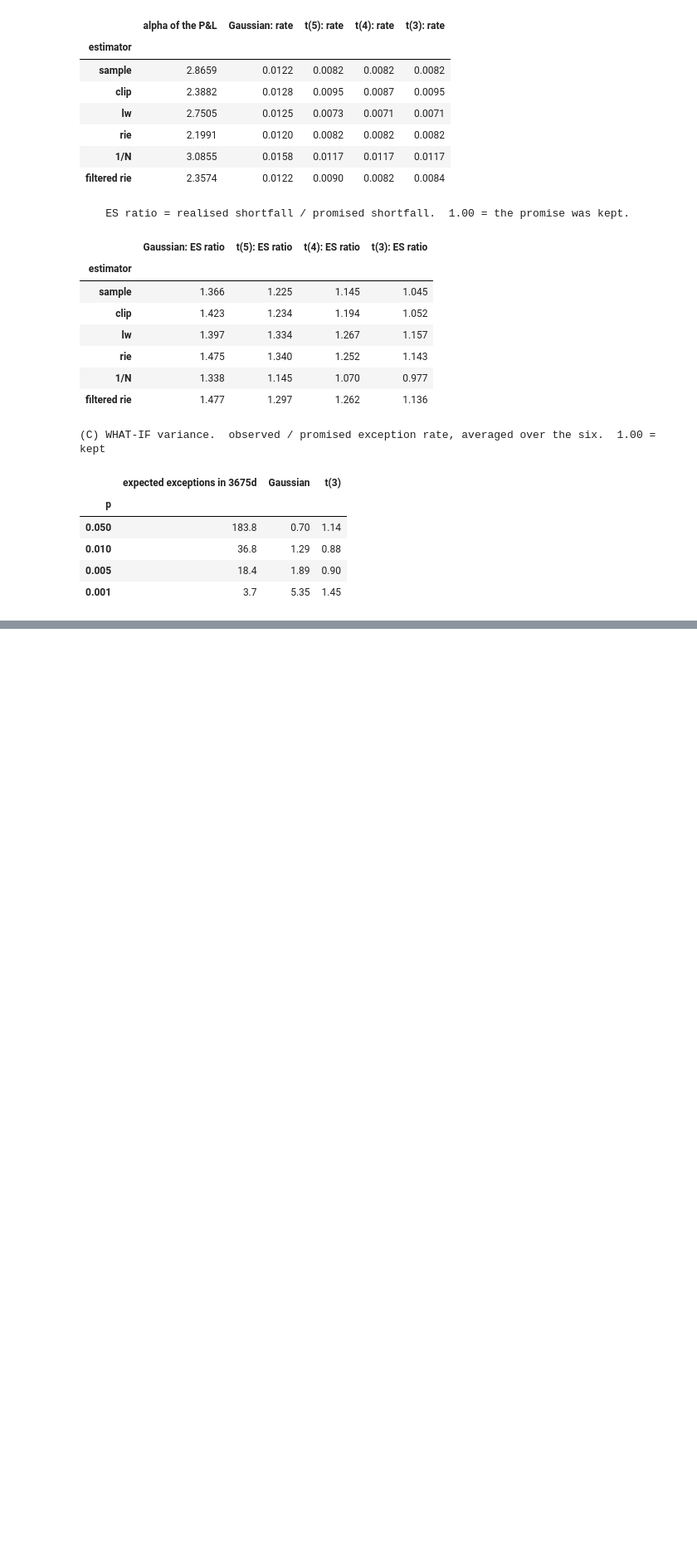
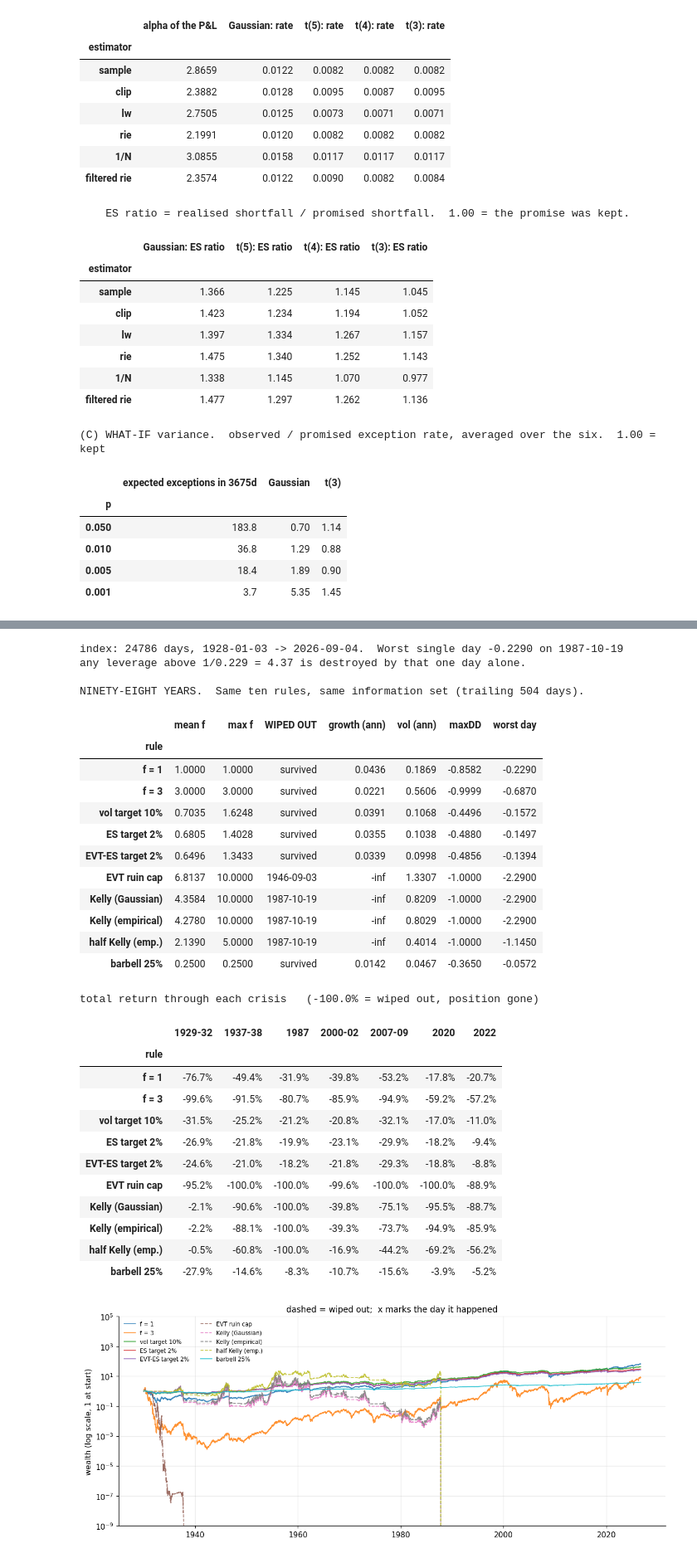
Before and after one commit to MarcoGaloppo/EVT-FatTails-PreAsymptotics, a Jupyter notebook: narrative_evt_market_data.ipynb, the cells around one changed output, grey strips where cells are left out. Shown at 83% size. Drawn from its saved outputs; the diff is of its cells as text; code cells hidden in the pictures; blank space fills up the shorter version.

```diff
--- a/narrative_evt_market_data.ipynb
+++ b/narrative_evt_market_data.ipynb
@@ -2042,0 +2349,76 @@ So,  **what did the backtest found?**
+# %%
+# ---- The same ten rules, on 98 years of the index.  Data: MKT from Part 0 (a LOSS
+#      series), so returns are r = -MKT.  This window contains 1929, 1937, 1987, 2000, 2008,
+#      2020 and 2022.
+r_ix = (-MKT).values
+dt_ix = MKT.index
+print("index: %d days, %s -> %s.  Worst single day %.4f on %s"
+      % (len(r_ix), dt_ix[0].date(), dt_ix[-1].date(), r_ix.min(), dt_ix[np.argmin(r_ix)].date()))
+print("any leverage above 1/%.3f = %.2f is destroyed by that one day alone.\n"
+      % (-r_ix.min(), 1 / -r_ix.min()))
+
+CRISES = {"1929-32": ("1929-09-01", "1932-07-31"), "1937-38": ("1937-03-01", "1938-04-30"),
+          "1987": ("1987-10-01", "1987-11-30"),    "2000-02": ("2000-03-01", "2002-10-31"),
+          "2007-09": ("2007-10-01", "2009-03-31"), "2020": ("2020-02-15", "2020-04-30"),
+          "2022": ("2022-01-01", "2022-10-31")}
+rows, crows, paths = [], [], {}
+for rl in RULES:
+    rr, ff, ix = apply_rule(r_ix, rl, dt_ix)
+    W, k = wealth_path(rr); paths[rl] = (ix, W, k)
+    rows.append({"rule": rl, "mean f": ff.mean(), "max f": ff.max(),
+                 "WIPED OUT": "survived" if k is None else str(ix[k].date()),
+                 "growth (ann)": growth_rate(rr) * 252 if k is None else -np.inf,
+                 "vol (ann)": rr.std() * np.sqrt(252),
+                 "maxDD": max_drawdown(np.maximum(W, 1e-12)), "worst day": rr.min()})
+    S = pd.Series(rr, index=ix); d = {"rule": rl}
+    for nm, (a, b) in CRISES.items():
+        w = S.loc[a:b].values
+        d[nm] = np.nan if not len(w) else (np.cumprod(1 + w)[-1] - 1 if (1 + w).min() > 0 else -1.0)
+    crows.append(d)
+
+display(pd.DataFrame(rows).set_index("rule").round(4))
+print("total return through each crisis   (-100.0% = wiped out, position gone)")
+display(pd.DataFrame(crows).set_index("rule")
+        .apply(lambda s: s.map(lambda v: "n/a" if pd.isna(v) else "%+.1f%%" % (100 * v))))
+
+fig, ax = plt.subplots(figsize=(11, 4.6))
+for rl in RULES:
+    ix, W, k = paths[rl]
+    ax.semilogy(ix, np.maximum(W, 1e-12), lw=1.1, alpha=.85,
+                ls="--" if k is not None else "-", label=rl)
+    if k is not None:
+        ax.plot(ix[k], 1e-12, "kx", ms=8)
+ax.set(ylabel="wealth (log scale, 1 at start)", ylim=(1e-9, 1e5),
+       title="dashed = wiped out;  x marks the day it happened")
+ax.legend(fontsize=7.5, ncol=2); plt.tight_layout(); plt.show()
+# %% [output]
+index: 24786 days, 1928-01-03 -> 2026-09-04.  Worst single day -0.2290 on 1987-10-19
+any leverage above 1/0.229 = 4.37 is destroyed by that one day alone.
+
+NINETY-EIGHT YEARS.  Same ten rules, same information set (trailing 504 days).
+|  | mean f | max f | WIPED OUT | growth (ann) | vol (ann) | maxDD | worst day |
+| rule |  |  |  |  |  |  |  |
+| f = 1 | 1.0000 | 1.0000 | survived | 0.0436 | 0.1869 | -0.8582 | -0.2290 |
+| f = 3 | 3.0000 | 3.0000 | survived | 0.0221 | 0.5606 | -0.9999 | -0.6870 |
+| vol target 10% | 0.7035 | 1.6248 | survived | 0.0391 | 0.1068 | -0.4496 | -0.1572 |
+| ES target 2% | 0.6805 | 1.4028 | survived | 0.0355 | 0.1038 | -0.4880 | -0.1497 |
+| EVT-ES target 2% | 0.6496 | 1.3433 | survived | 0.0339 | 0.0998 | -0.4856 | -0.1394 |
+| EVT ruin cap | 6.8137 | 10.0000 | 1946-09-03 | -inf | 1.3307 | -1.0000 | -2.2900 |
+| Kelly (Gaussian) | 4.3584 | 10.0000 | 1987-10-19 | -inf | 0.8209 | -1.0000 | -2.2900 |
+| Kelly (empirical) | 4.2780 | 10.0000 | 1987-10-19 | -inf | 0.8029 | -1.0000 | -2.2900 |
+| half Kelly (emp.) | 2.1390 | 5.0000 | 1987-10-19 | -inf | 0.4014 | -1.0000 | -1.1450 |
+| barbell 25% | 0.2500 | 0.2500 | survived | 0.0142 | 0.0467 | -0.3650 | -0.0572 |
+total return through each crisis   (-100.0% = wiped out, position gone)
+|  | 1929-32 | 1937-38 | 1987 | 2000-02 | 2007-09 | 2020 | 2022 |
+| rule |  |  |  |  |  |  |  |
+| f = 1 | -76.7% | -49.4% | -31.9% | -39.8% | -53.2% | -17.8% | -20.7% |
+| f = 3 | -99.6% | -91.5% | -80.7% | -85.9% | -94.9% | -59.2% | -57.2% |
+| vol target 10% | -31.5% | -25.2% | -21.2% | -20.8% | -32.1% | -17.0% | -11.0% |
+| ES target 2% | -26.9% | -21.8% | -19.9% | -23.1% | -29.9% | -18.2% | -9.4% |
+| EVT-ES target 2% | -24.6% | -21.0% | -18.2% | -21.8% | -29.3% | -18.8% | -8.8% |
+| EVT ruin cap | -95.2% | -100.0% | -100.0% | -99.6% | -100.0% | -100.0% | -88.9% |
+| Kelly (Gaussian) | -2.1% | -90.6% | -100.0% | -39.8% | -75.1% | -95.5% | -88.7% |
+| Kelly (empirical) | -2.2% | -88.1% | -100.0% | -39.3% | -73.7% | -94.9% | -85.9% |
+| half Kelly (emp.) | -0.5% | -60.8% | -100.0% | -16.9% | -44.2% | -69.2% | -56.2% |
+| barbell 25% | -27.9% | -14.6% | -8.3% | -10.7% | -15.6% | -3.9% | -5.2% |
+[figure, added]
```
Also changed, not shown: parts of 16 cells of this notebook, 1 other file.
